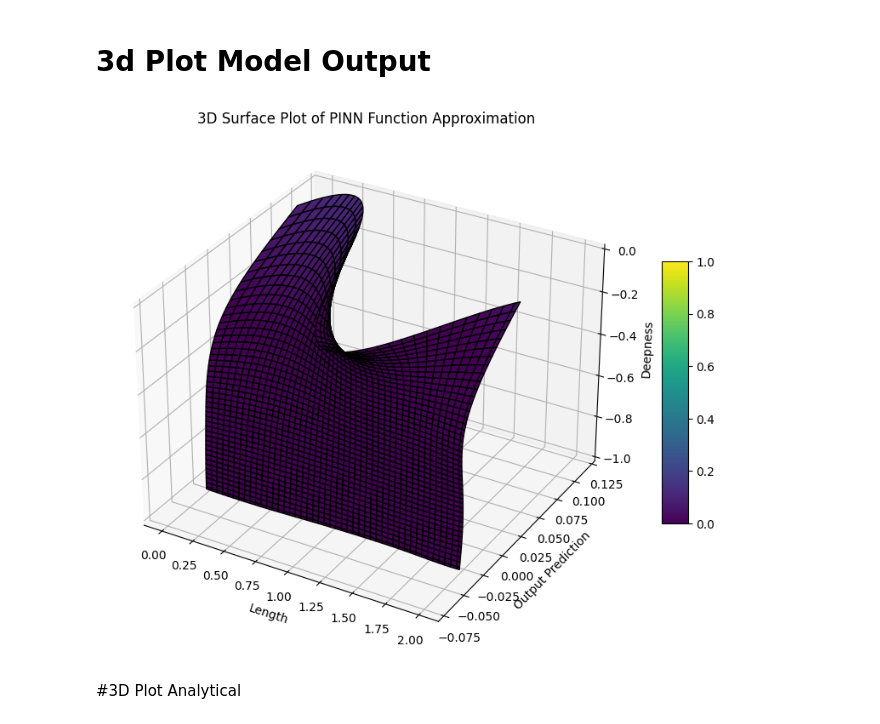
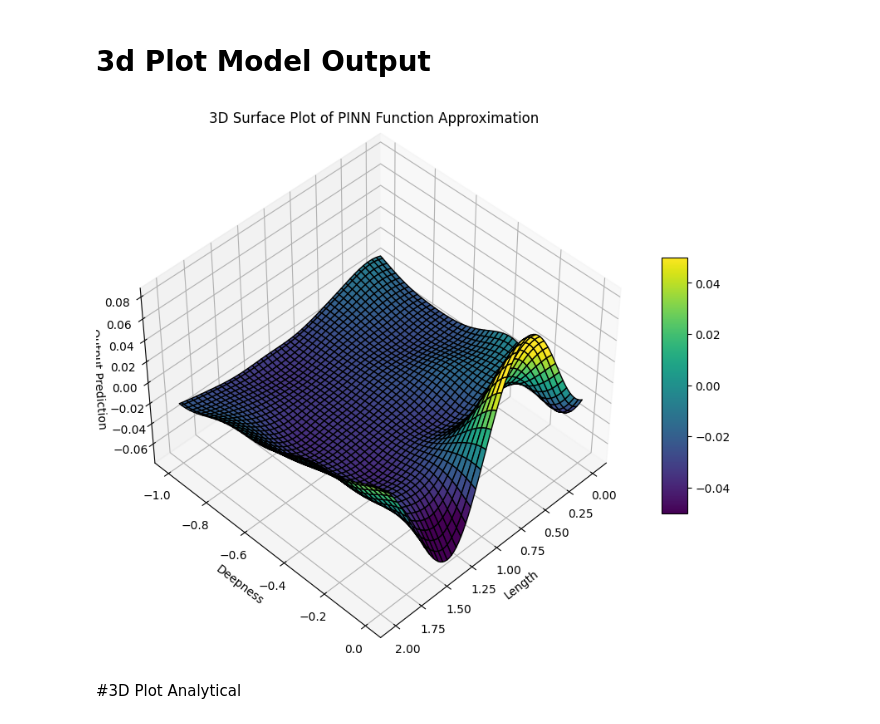
Before and after one commit to LuigiElo/DL-PINNs, a Jupyter notebook: PINN_LaPlace2D_Pytorch.ipynb, the cells around one changed output. Drawn from its saved outputs; the diff is of its cells as text; code cells hidden in the pictures.

Commit message:
colorbar

```diff
--- a/PINN_LaPlace2D_Pytorch.ipynb
+++ b/PINN_LaPlace2D_Pytorch.ipynb
@@ -958,38 +951,44 @@ data = np.vstack([X.flatten(), Y.flatten()]).T
 # Create and fit the scaler
 scaler = StandardScaler()
 scaled_data = scaler.fit_transform(data)
 
 surface_output= model(torch.Tensor(scaled_data))
 # Assuming the model output is 1D, reshape it to 2D
 Z = surface_output.detach().numpy().reshape(X.shape)
 #predicted_data_2d = Z.reshape(X.shape)
 
 
 
 
 # Create a 3D plot
 fig = plt.figure(figsize=(10, 8))
 ax = fig.add_subplot(111, projection='3d')
 
+
+# Set the elevation and azimuth angles
+ax.view_init(elev=45, azim=45)
+
 # Surface plot
-surf = ax.plot_surface(X, Z, Y, cmap='viridis', edgecolor='k', facecolors=plt.cm.viridis(Z))
+cmap = plt.cm.viridis
+norm = plt.Normalize(vmin=-0.05, vmax=0.05)
+surf = ax.plot_surface(X, Y,Z, cmap=cmap, edgecolor='k', norm = norm)
 
 # Set labels
 ax.set_xlabel('Length')
-ax.set_ylabel('Output Prediction')
-ax.set_zlabel('Deepness')
+ax.set_zlabel('Output Prediction')
+ax.set_ylabel('Deepness')
 
 # Set title
 ax.set_title('3D Surface Plot of PINN Function Approximation')
 
-# Add a color bar
+# Add a color bar with a range between 0.05 and -0.05
 fig.colorbar(surf, ax=ax, shrink=0.5, aspect=10)
 
 
 # Show the plot
 plt.show()
 # %% [output]
-[figure, old version]
+[figure, new version]
 # %% [markdown]
 #3D Plot Analytical
 # %%
```
Also changed, not shown: parts of 20 cells of this notebook.
